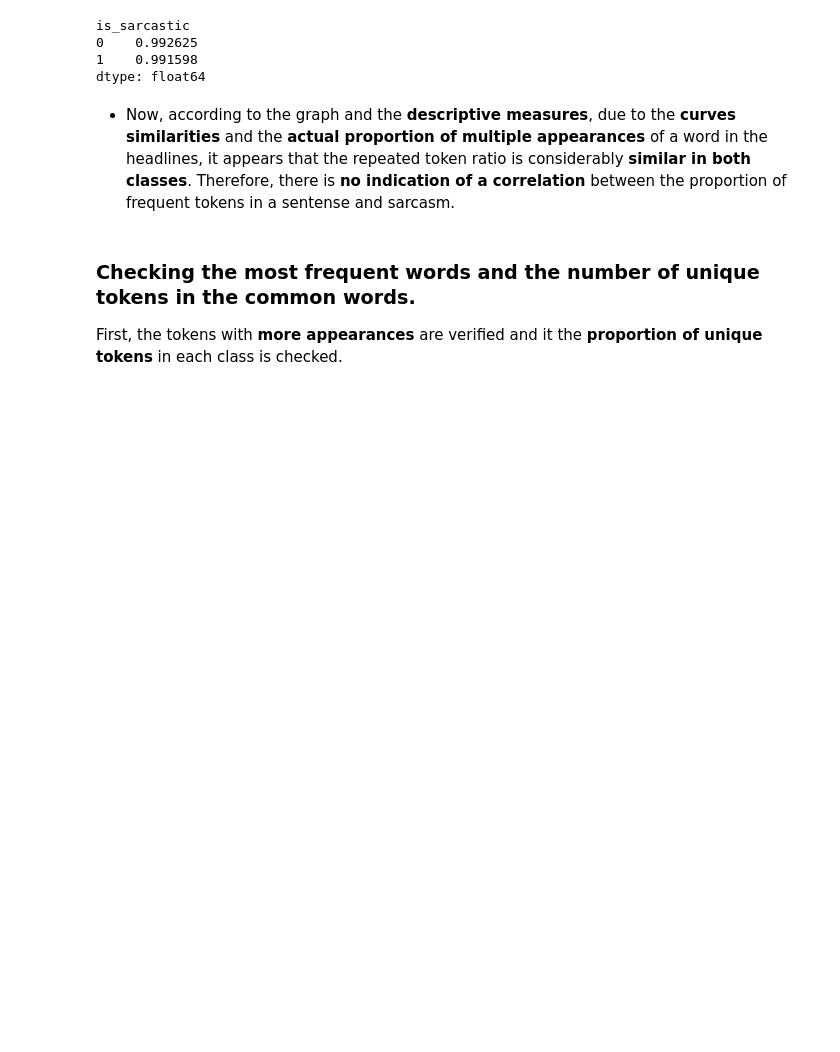
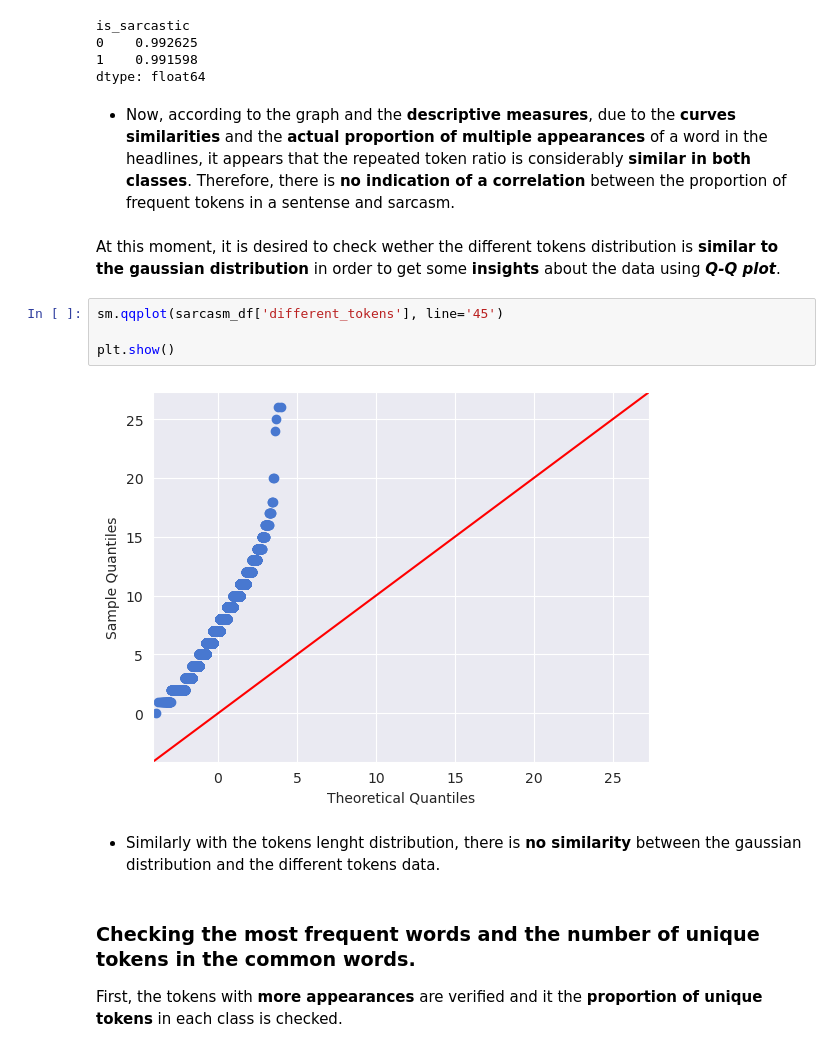
Before and after one commit to vtpaiva/sarcastic-headlines-detection, a Jupyter notebook: analysis.ipynb, the cells around one changed output. Cells and saved outputs as stored; diff of their text form; blank space fills up the shorter version.

```diff
--- a/analysis.ipynb
+++ b/analysis.ipynb
@@ -212,6 +222,16 @@ is_sarcastic
 dtype: float64
 # %% [markdown]
 * Now, according to the graph and the **descriptive measures**, due to the **curves similarities** and the **actual proportion of multiple appearances** of a word in the headlines, it appears that the repeated token ratio is considerably **similar in both classes**. Therefore, there is **no indication of a correlation** between the proportion of frequent tokens in a sentense and sarcasm.
+# %% [markdown]
+At this moment, it is desired to check wether the different tokens distribution is **similar to the gaussian distribution** in order to get some **insights** about the data using ***Q-Q plot***.
+# %%
+sm.qqplot(sarcasm_df['different_tokens'], line='45')
+
+plt.show()
+# %% [output]
+[figure, added]
+# %% [markdown]
+* Similarly with the tokens lenght distribution, there is **no similarity** between the gaussian distribution and the different tokens data.
 # %% [markdown]
 ### Checking the **most frequent words** and the number of **unique tokens** in the common words.
 
```
Also changed, not shown: parts of 9 cells of this notebook, 1 other file.
